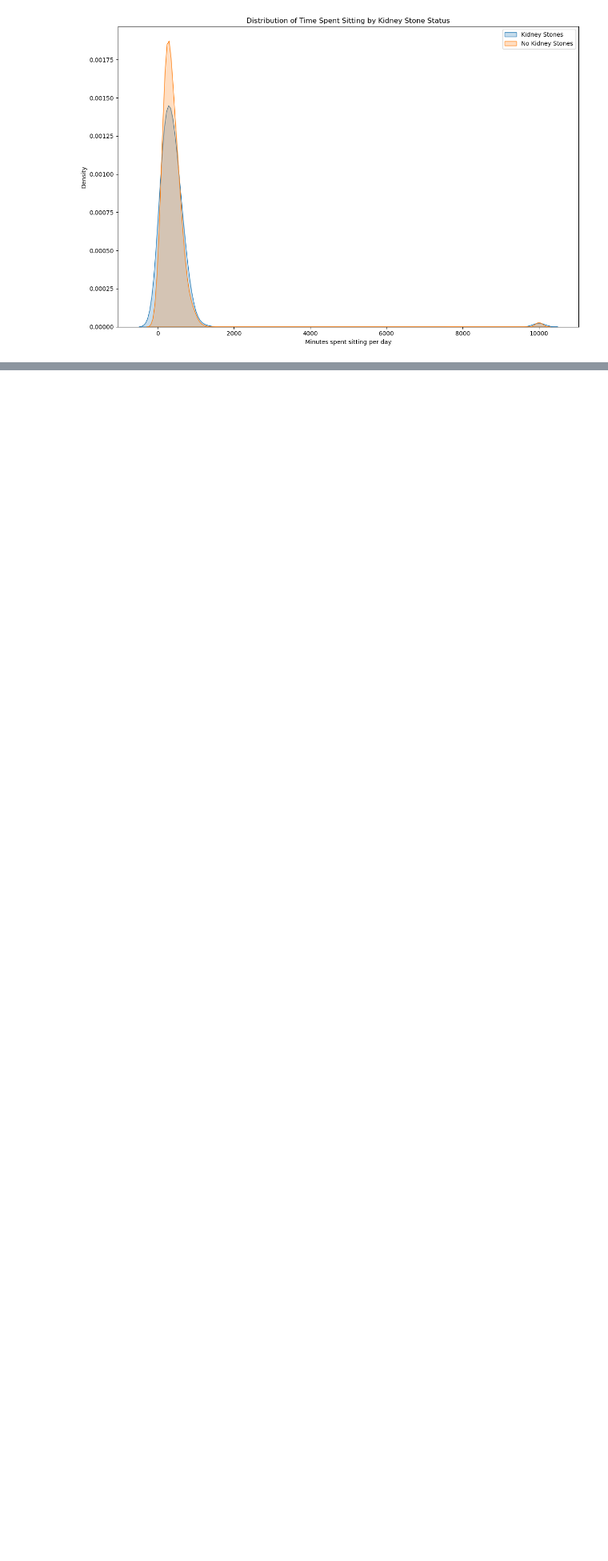
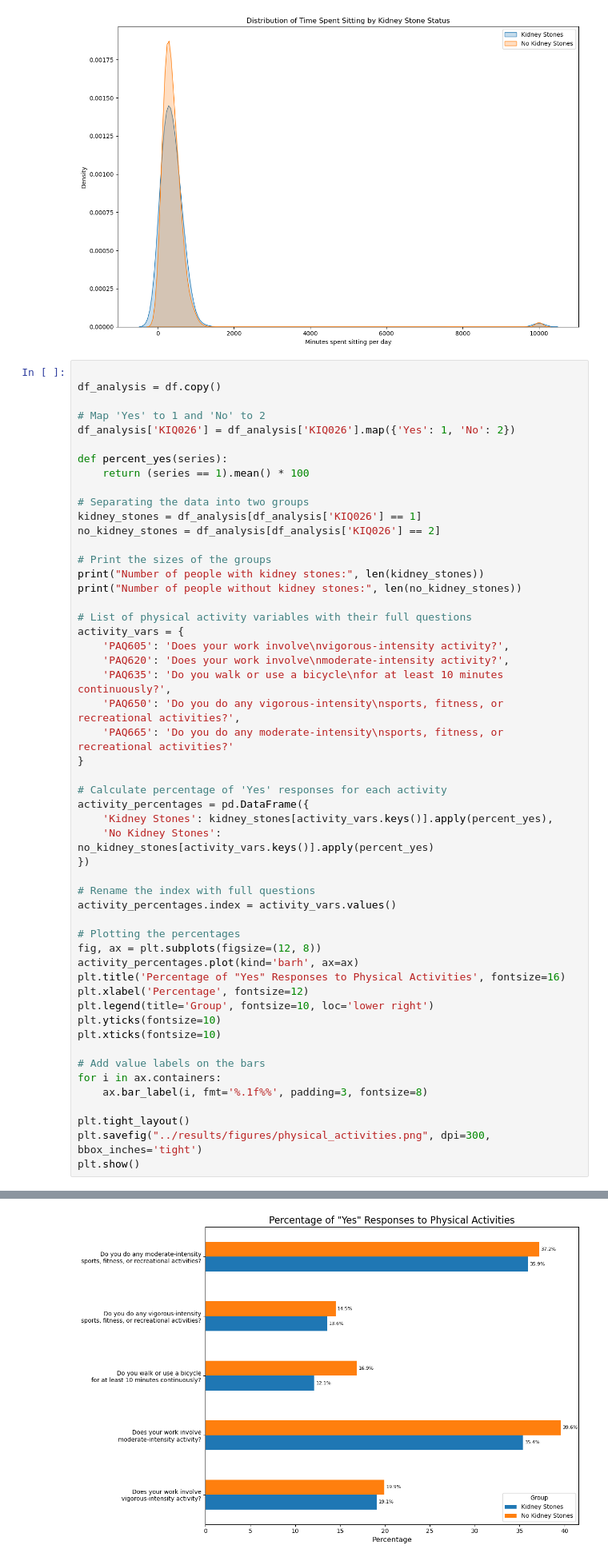
Before and after one commit to dvnguyen02/DATA301-Project, a Jupyter notebook: EDA/background-and-data.ipynb, the cells around one changed output, grey strips where cells are left out. Shown at 80% size. Cells and saved outputs as stored; diff of their text form; blank space fills up the shorter version.

Commit message:
add another plot, update report

```diff
--- a/EDA/background-and-data.ipynb
+++ b/EDA/background-and-data.ipynb
@@ -410,3 +410,56 @@ This will become an error in seaborn v0.14.0; please update your code.
 
   sns.kdeplot(data_without_stones, label='No Kidney Stones', shade=True)
 [figure]
+# %%
+
+df_analysis = df.copy()
+
+# Map 'Yes' to 1 and 'No' to 2
+df_analysis['KIQ026'] = df_analysis['KIQ026'].map({'Yes': 1, 'No': 2})
+
+def percent_yes(series):
+    return (series == 1).mean() * 100
+
+# Separating the data into two groups
+kidney_stones = df_analysis[df_analysis['KIQ026'] == 1]
+no_kidney_stones = df_analysis[df_analysis['KIQ026'] == 2]
+
+# Print the sizes of the groups
+print("Number of people with kidney stones:", len(kidney_stones))
+print("Number of people without kidney stones:", len(no_kidney_stones))
+
+# List of physical activity variables with their full questions
+activity_vars = {
+    'PAQ605': 'Does your work involve\nvigorous-intensity activity?',
+    'PAQ620': 'Does your work involve\nmoderate-intensity activity?',
+    'PAQ635': 'Do you walk or use a bicycle\nfor at least 10 minutes continuously?',
+    'PAQ650': 'Do you do any vigorous-intensity\nsports, fitness, or recreational activities?',
+    'PAQ665': 'Do you do any moderate-intensity\nsports, fitness, or recreational activities?'
+}
+
+# Calculate percentage of 'Yes' responses for each activity
+activity_percentages = pd.DataFrame({
+    'Kidney Stones': kidney_stones[activity_vars.keys()].apply(percent_yes),
+    'No Kidney Stones': no_kidney_stones[activity_vars.keys()].apply(percent_yes)
+})
+
+# Rename the index with full questions
+activity_percentages.index = activity_vars.values()
+
+# Plotting the percentages
+fig, ax = plt.subplots(figsize=(12, 8))
+activity_percentages.plot(kind='barh', ax=ax)
+plt.title('Percentage of "Yes" Responses to Physical Activities', fontsize=16)
+plt.xlabel('Percentage', fontsize=12)
+plt.legend(title='Group', fontsize=10, loc='lower right')
+plt.yticks(fontsize=10)
+plt.xticks(fontsize=10)
+
+# Add value labels on the bars
+for i in ax.containers:
+    ax.bar_label(i, fmt='%.1f%%', padding=3, fontsize=8)
+
+plt.tight_layout()
+plt.savefig("../results/figures/physical_activities.png", dpi=300, bbox_inches='tight')
+plt.show()
+# %% [output]
@@ -413,2 +468,3 @@ This will become an error in seaborn v0.14.0; please update your code.
+[figure, added]
 # %%
 plt.close("all")
```
Also changed, not shown: parts of 1 cell of this notebook, 5 other files.
